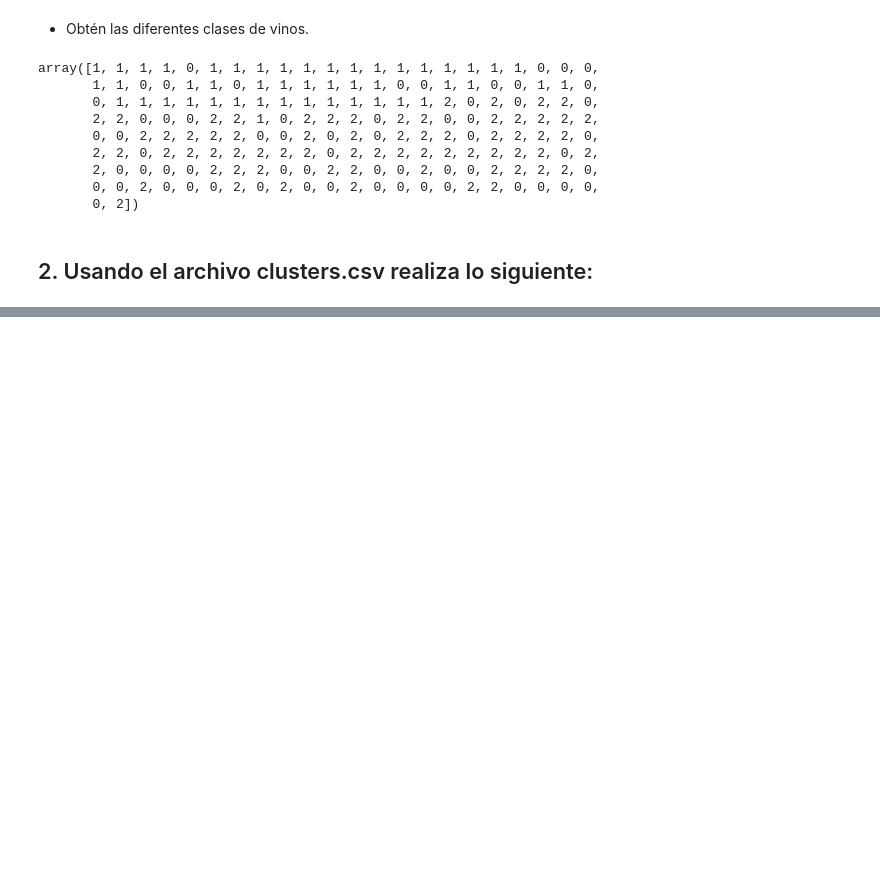
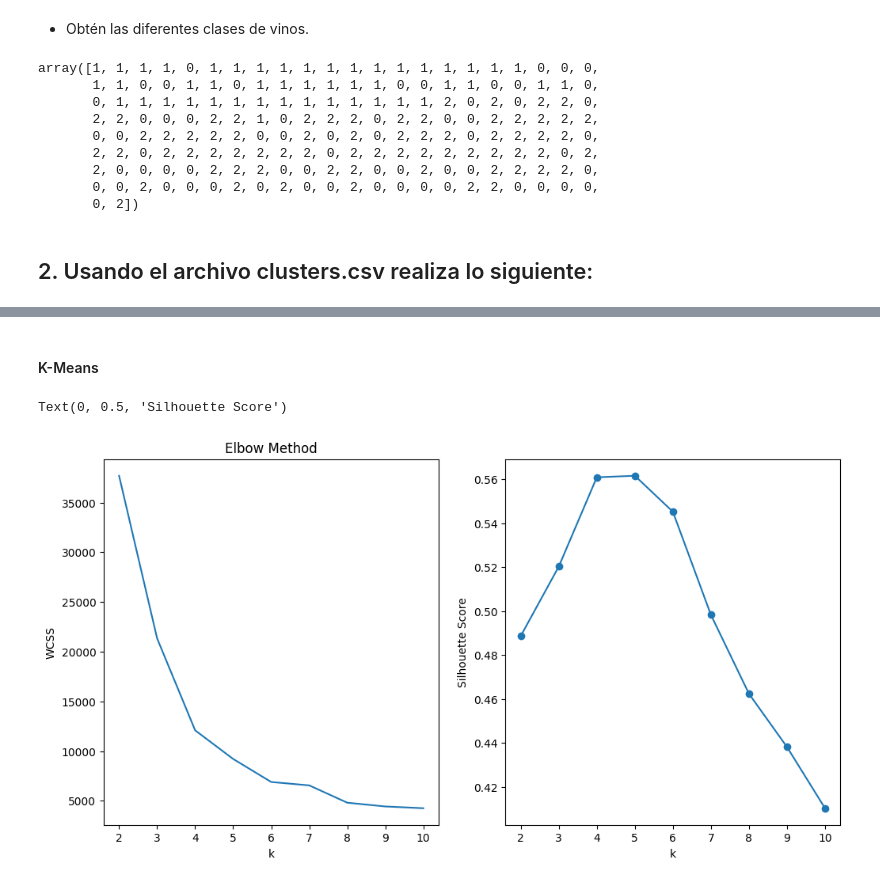
Before and after one commit to ContrarioMotu/Reconocimiento-de-Patrones-y-Aprendizaje-Automatizado, a Jupyter notebook: Practica7/Practica7.ipynb, the cells around one changed output, grey strips where cells are left out. Saved outputs shown, nothing was run; the diff lists cells and outputs as text; code cells hidden in the pictures; blank space fills up the shorter version.

```diff
--- a/Practica7/Practica7.ipynb
+++ b/Practica7/Practica7.ipynb
@@ -76,0 +89,27 @@ plt.show()
+# %% [markdown]
+#### K-Means
+# %%
+wcss = []
+silhouette_scores = []
+
+for i in range(2, 11):
+    kmeans = KMeans(n_clusters = i, init = 'k-means++', random_state=4)
+    kmeans.fit(X)
+    wcss.append(kmeans.inertia_)
+    silhouette_avg = silhouette_score(X, kmeans.labels_)
+    silhouette_scores.append(silhouette_avg)
+
+fig = plt.figure(figsize=(12, 6))
+(fig1, fig2) = fig.subplots(1, 2)
+
+fig1.plot(range(2, 11), wcss)
+fig1.set_xlabel('k')
+fig1.set_ylabel('WCSS')
+fig1.set_title('Elbow Method')
+
+fig2.plot(range(2, 11), silhouette_scores, marker='o', linestyle='-')
+fig2.set_xlabel('k')
+fig2.set_ylabel('Silhouette Score')
+# %% [output]
+Text(0, 0.5, 'Silhouette Score')
+[figure, added]
```
Also changed, not shown: parts of 20 cells of this notebook.
